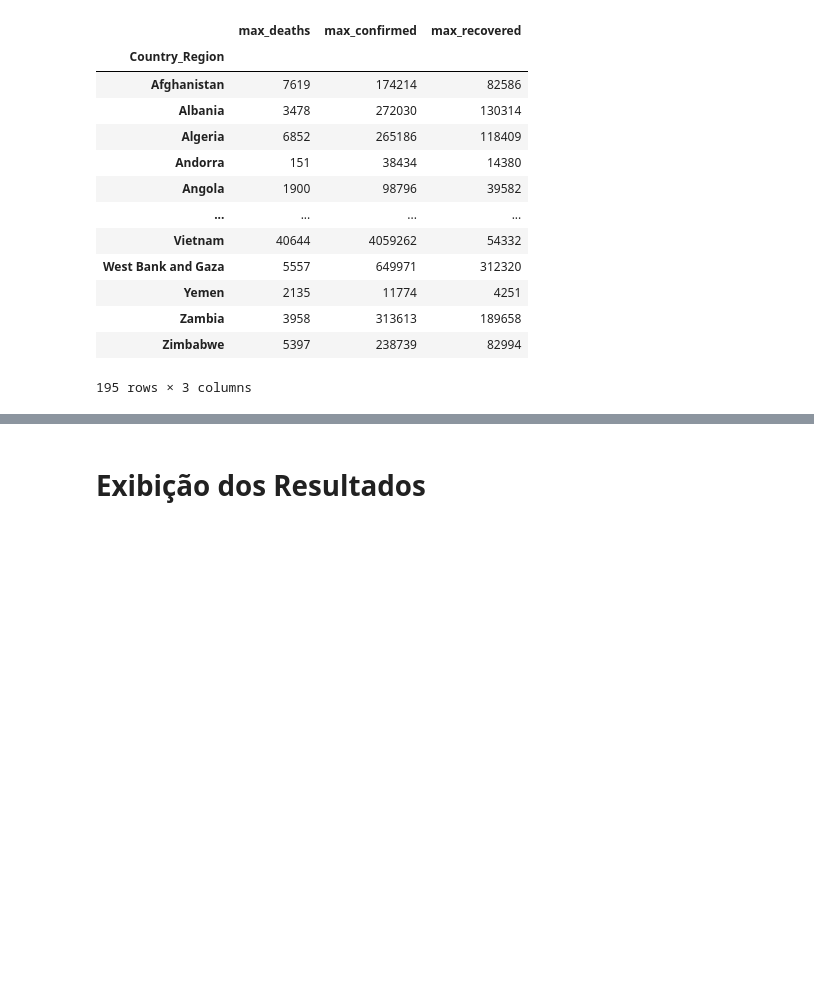
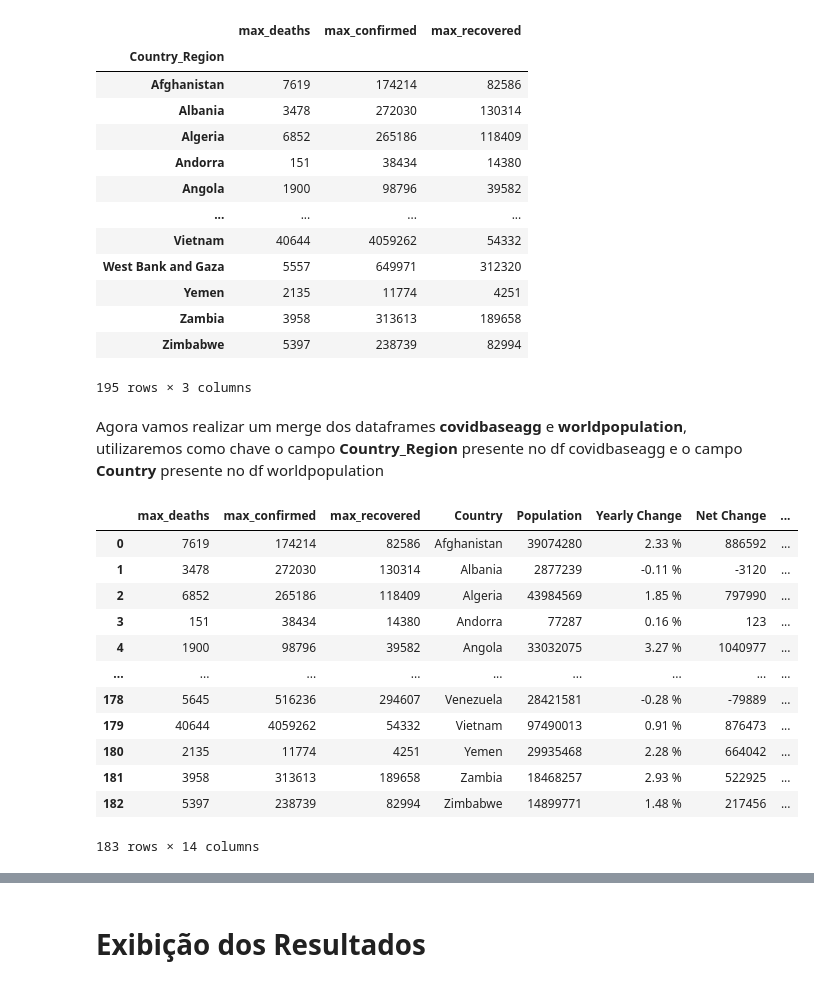
Before and after one commit to joaonart/mcz-pl-a4-modelo-ja, a Jupyter notebook: notebooks/PL_A4_modelo_joaoalves.ipynb, the cells around one changed output, grey strips where cells are left out. Drawn from its saved outputs; the diff is of its cells as text; code cells hidden in the pictures; blank space fills up the shorter version.

```diff
--- a/notebooks/PL_A4_modelo_joaoalves.ipynb
+++ b/notebooks/PL_A4_modelo_joaoalves.ipynb
@@ -101,6 +121,10 @@ covidbase['Country_Region'] = covidbase['Country_Region'].replace(['US'],'United
 # Removendo os dados das olimpíadas de verão 2020 e olimpíadas de inverno 2022
 covidbase = covidbase.loc[covidbase["Country_Region"] != 'Summer Olympics 2020']
 covidbase = covidbase.loc[covidbase["Country_Region"] != 'Winter Olympics 2022']
+# Adicionando novas colunas Date_Year, Date_Month, Date_Day
+covidbase['Date_Year'] =  pd.DatetimeIndex(covidbase['Date']).year
+covidbase['Date_Month'] =  pd.DatetimeIndex(covidbase['Date']).month
+covidbase['Date_Day'] =  pd.DatetimeIndex(covidbase['Date']).day
 display(covidbase.dtypes)
 covidbase.head()
 # %% [output]
@@ -200,8 +247,11 @@ Name: Deaths, dtype: int64
 # %%
-display(covidbase.groupby('Country_Region') \
+# Visão agregada covid x world population
+covidbaseagg = covidbase.groupby('Country_Region') \
                             .agg(max_deaths = ('Deaths', 'max'), \
                                  max_confirmed = ('Confirmed', 'max'),
-                                 max_recovered = ('Recovered', 'max')))
+                                 max_recovered = ('Recovered', 'max'))
+
+display(covidbaseagg)
 # %% [output]
 |  | max_deaths | max_confirmed | max_recovered |
 | Country_Region |  |  |  |
@@ -217,3 +267,23 @@ display(covidbase.groupby('Country_Region') \
 | Zambia | 3958 | 313613 | 189658 |
 | Zimbabwe | 5397 | 238739 | 82994 |
 195 rows × 3 columns
+# %% [markdown]
+Agora vamos realizar um merge dos dataframes __covidbaseagg__ e __worldpopulation__, utilizaremos como chave o campo __Country_Region__ presente no df covidbaseagg e o campo __Country__ presente no df worldpopulation
+# %%
+covidbaseaggworld = pd.merge(covidbaseagg,worldpopulation, left_on='Country_Region', right_on='Country')
+
+display(covidbaseaggworld)
+# %% [output]
+|  | max_deaths | max_confirmed | max_recovered | Country | Population | Yearly Change | Net Change | ... |
+| 0 | 7619 | 174214 | 82586 | Afghanistan | 39074280 | 2.33 % | 886592 | ... |
+| 1 | 3478 | 272030 | 130314 | Albania | 2877239 | -0.11 % | -3120 | ... |
+| 2 | 6852 | 265186 | 118409 | Algeria | 43984569 | 1.85 % | 797990 | ... |
+| 3 | 151 | 38434 | 14380 | Andorra | 77287 | 0.16 % | 123 | ... |
+| 4 | 1900 | 98796 | 39582 | Angola | 33032075 | 3.27 % | 1040977 | ... |
+| ... | ... | ... | ... | ... | ... | ... | ... | ... |
+| 178 | 5645 | 516236 | 294607 | Venezuela | 28421581 | -0.28 % | -79889 | ... |
+| 179 | 40644 | 4059262 | 54332 | Vietnam | 97490013 | 0.91 % | 876473 | ... |
+| 180 | 2135 | 11774 | 4251 | Yemen | 29935468 | 2.28 % | 664042 | ... |
+| 181 | 3958 | 313613 | 189658 | Zambia | 18468257 | 2.93 % | 522925 | ... |
+| 182 | 5397 | 238739 | 82994 | Zimbabwe | 14899771 | 1.48 % | 217456 | ... |
+183 rows × 14 columns
```
Also changed, not shown: parts of 21 cells of this notebook.
